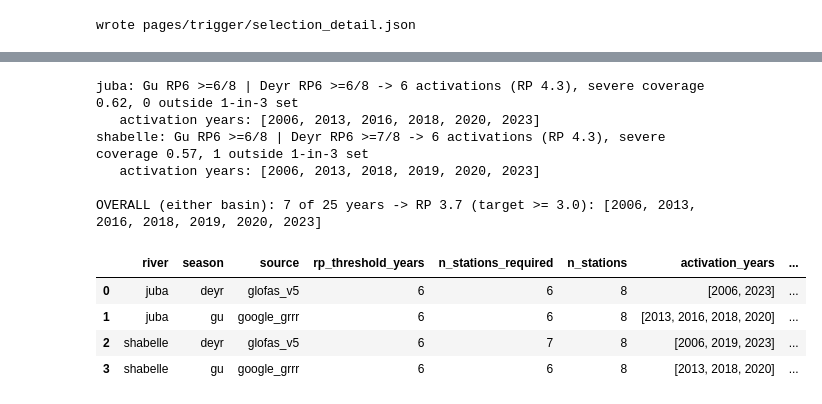
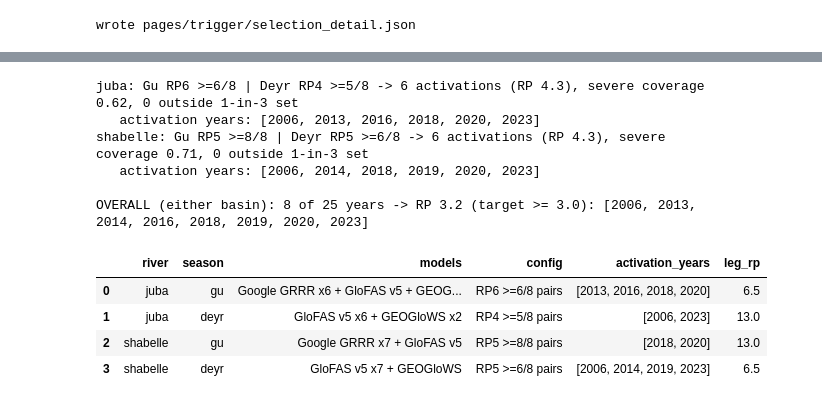
Before and after one commit to OCHA-DAP/ds-aa-som-floods, a Jupyter notebook: analysis/11_multisource_trigger.ipynb, the cells around one changed output, grey strips where cells are left out. Cells and saved outputs as stored; diff of their text form; code cells hidden in the pictures.

```diff
--- a/analysis/11_multisource_trigger.ipynb
+++ b/analysis/11_multisource_trigger.ipynb
@@ -354,16 +400,20 @@ Feasibility and scoring (agreed 2026-08-25):
 # %%
+def pairs_of(river, season):
+    g = sel[(sel.river == river) & (sel.season == season)]
+    return list(zip(g.station, g.source))
+
 acts = {}
 for (river, season), grp in sel.groupby(["river", "season"]):
-    stations = grp.station.tolist()
+    pairs = pairs_of(river, season)
     for rp in RP_LEVELS:
-        mat = pd.concat(
-            [(daily[(river, season, stn)]
-              >= th[(th.river == river) & (th.season == season)
-                    & (th.station == stn)][f"rp{rp}"].iloc[0]).rename(stn)
-             for stn in stations],
-            axis=1).fillna(False)
+        cols = []
+        for stn, src in pairs:
+            t = th[(th.river == river) & (th.season == season)
+                   & (th.station == stn) & (th.source == src)][f"rp{rp}"].iloc[0]
+            cols.append((daily[(river, season, stn, src)] >= t).rename(f"{stn}|{src}"))
+        mat = pd.concat(cols, axis=1).fillna(False)
         mx = mat.sum(axis=1).groupby(mat.index.year).max()
-        for n in range(2, TOP_N + 1):        # n >= 2: no single-station trigger
+        for n in range(2, TOP_N + 1):
             acts[(river, season, rp, n)] = frozenset(mx[mx >= n].index)
 
 def tie_key(rp_g, n_g, rp_d, n_d):
@@ -401,49 +451,58 @@ overall_rp = (N_YEARS + 1) / len(union)
 print(f"\nOVERALL (either basin): {len(union)} of {N_YEARS} years -> RP {overall_rp:.1f}"
       f" (target >= 3.0): {sorted(union)}")
 # %% [output]
-juba: Gu RP6 >=6/8 | Deyr RP6 >=6/8 -> 6 activations (RP 4.3), severe coverage 0.62, 0 outside 1-in-3 set
+juba: Gu RP6 >=6/8 | Deyr RP4 >=5/8 -> 6 activations (RP 4.3), severe coverage 0.62, 0 outside 1-in-3 set
    activation years: [2006, 2013, 2016, 2018, 2020, 2023]
-shabelle: Gu RP6 >=6/8 | Deyr RP6 >=7/8 -> 6 activations (RP 4.3), severe coverage 0.57, 1 outside 1-in-3 set
-   activation years: [2006, 2013, 2018, 2019, 2020, 2023]
+shabelle: Gu RP5 >=8/8 | Deyr RP5 >=6/8 -> 6 activations (RP 4.3), severe coverage 0.71, 0 outside 1-in-3 set
+   activation years: [2006, 2014, 2018, 2019, 2020, 2023]
 
-OVERALL (either basin): 7 of 25 years -> RP 3.7 (target >= 3.0): [2006, 2013, 2016, 2018, 2019, 2020, 2023]
+OVERALL (either basin): 8 of 25 years -> RP 3.2 (target >= 3.0): [2006, 2013, 2014, 2016, 2018, 2019, 2020, 2023]
 # %%
-# the adopted per-leg configuration, with per-station thresholds
+def window_label(river, season):
+    g = sel[(sel.river == river) & (sel.season == season)]
+    counts = g.source.value_counts()
+    return " + ".join(f"{SRC_LABEL[s]} x{n}" if n > 1 else SRC_LABEL[s]
+                      for s, n in counts.items())
+
 CONFIG = {}
 for river, pick in adopted.items():
     for season, rp, n in [("gu", pick.gu_rp, pick.gu_n), ("deyr", pick.deyr_rp, pick.deyr_n)]:
-        grp = sel[(sel.river == river) & (sel.season == season)]
+        g = sel[(sel.river == river) & (sel.season == season)]
         CONFIG[(river, season)] = {
-            "source": grp.source.iloc[0] if grp.source.nunique() == 1 else "mixed",
-            "stations": grp.station.tolist(), "rp": int(rp), "n_req": int(n),
+            "pairs": list(zip(g.station, g.source)),
+            "stations": list(dict.fromkeys(g.station)),
+            "label": window_label(river, season),
+            "rp": int(rp), "n_req": int(n),
             "years": sorted(acts[(river, season, rp, n)]),
         }
 cfg_rows = []
 for (river, season), c in CONFIG.items():
-    for stn in c["stations"]:
-        r = sel[(sel.river == river) & (sel.season == season) & (sel.station == stn)].iloc[0]
+    for stn, src in c["pairs"]:
+        r = sel[(sel.river == river) & (sel.season == season)
+                & (sel.station == stn) & (sel.source == src)].iloc[0]
         cfg_rows.append({
-            "river": river, "season": season, "station": stn, "source": r.source,
+            "river": river, "season": season, "station": stn, "source": src,
             "best_rho": r.best_rho, "best_lag": int(r.best_lag),
             "rp_threshold_years": c["rp"],
             "threshold_m3s": round(th[(th.river == river) & (th.season == season)
-                                      & (th.station == stn)][f"rp{c['rp']}"].iloc[0], 1),
-            "n_stations_required": c["n_req"], "n_stations_total": len(c["stations"]),
+                                      & (th.station == stn) & (th.source == src)][f"rp{c['rp']}"].iloc[0], 1),
+            "n_pairs_required": c["n_req"], "n_pairs_total": len(c["pairs"]),
             "max_leadtime_days": ACTION_MAX_LEAD,
         })
 cfg_df = pd.DataFrame(cfg_rows)
-leg_tab = (cfg_df.groupby(["river", "season", "source", "rp_threshold_years",
-                           "n_stations_required"]).size().rename("n_stations").reset_index())
-leg_tab["activation_years"] = leg_tab.apply(
-    lambda r: CONFIG[(r.river, r.season)]["years"], axis=1)
-leg_tab["leg_rp"] = leg_tab.activation_years.apply(lambda y: round((N_YEARS + 1) / max(len(y), 1), 1))
+leg_tab = pd.DataFrame([{
+    "river": r, "season": s, "models": c["label"],
+    "config": f"RP{c['rp']} >={c['n_req']}/8 pairs",
+    "activation_years": c["years"],
+    "leg_rp": round((N_YEARS + 1) / max(len(c["years"]), 1), 1),
+} for (r, s), c in CONFIG.items()])
 leg_tab
 # %% [output]
-|  | river | season | source | rp_threshold_years | n_stations_required | n_stations | activation_years | ... |
-| 0 | juba | deyr | glofas_v5 | 6 | 6 | 8 | [2006, 2023] | ... |
-| 1 | juba | gu | google_grrr | 6 | 6 | 8 | [2013, 2016, 2018, 2020] | ... |
-| 2 | shabelle | deyr | glofas_v5 | 6 | 7 | 8 | [2006, 2019, 2023] | ... |
-| 3 | shabelle | gu | google_grrr | 6 | 6 | 8 | [2013, 2018, 2020] | ... |
+|  | river | season | models | config | activation_years | leg_rp |
+| 0 | juba | gu | Google GRRR x6 + GloFAS v5 + GEOG... | RP6 >=6/8 pairs | [2013, 2016, 2018, 2020] | 6.5 |
+| 1 | juba | deyr | GloFAS v5 x6 + GEOGloWS x2 | RP4 >=5/8 pairs | [2006, 2023] | 13.0 |
+| 2 | shabelle | gu | Google GRRR x7 + GloFAS v5 | RP5 >=8/8 pairs | [2018, 2020] | 13.0 |
+| 3 | shabelle | deyr | GloFAS v5 x7 + GEOGloWS | RP5 >=6/8 pairs | [2006, 2014, 2019, 2023] | 6.5 |
 # %%
 years = list(range(YEARS[0], YEARS[1] + 1))
 rows_m, labels = [], []
```
Also changed, not shown: parts of 57 cells of this notebook, 13 other files.
